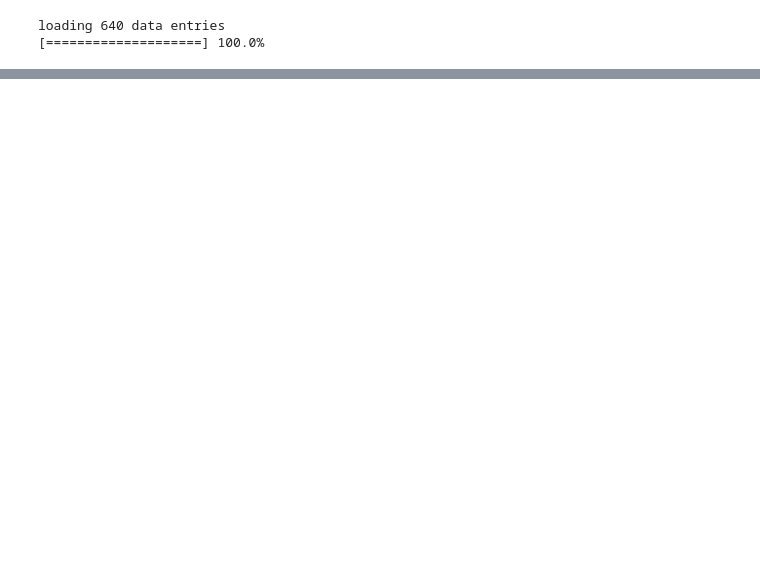
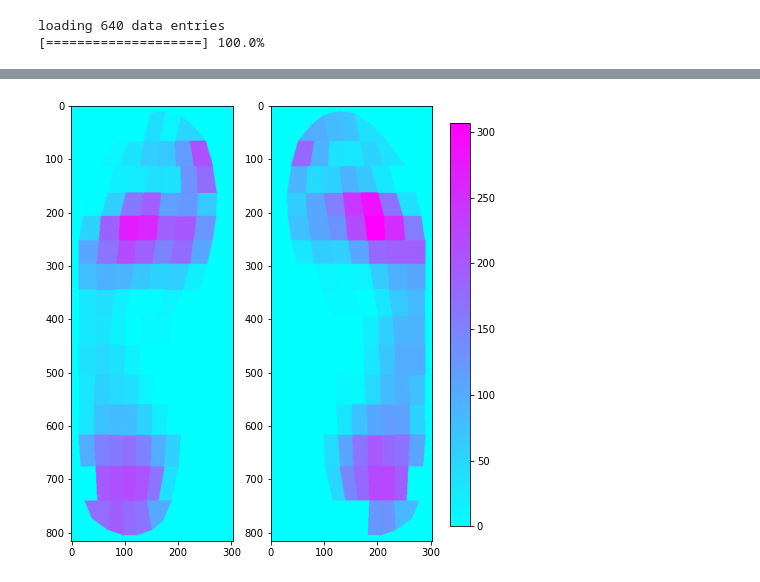
Before and after one commit to liu-qilong/pedarProbe, a Jupyter notebook: pedarProbe/example/example_analyse.ipynb, the cells around one changed output, grey strips where cells are left out. Drawn from its saved outputs; the diff is of its cells as text; code cells hidden in the pictures; blank space fills up the shorter version.

```diff
--- a/pedarProbe/example/example_analyse.ipynb
+++ b/pedarProbe/example/example_analyse.ipynb
@@ -22,0 +23,5 @@ export.export_attribute_heatmap(node=data.subjects['S4'], attr_name='sensor_peak
+# %%
+hm2 = export.FootHeatmap(data.subjects['S5'], attr_name='sensor_peak')
+hm2.export_foot_heatmap(export_folder='../output')
+# %% [output]
+[figure, added]
```
Also changed, not shown: parts of 1 cell of this notebook, 1 other file.
